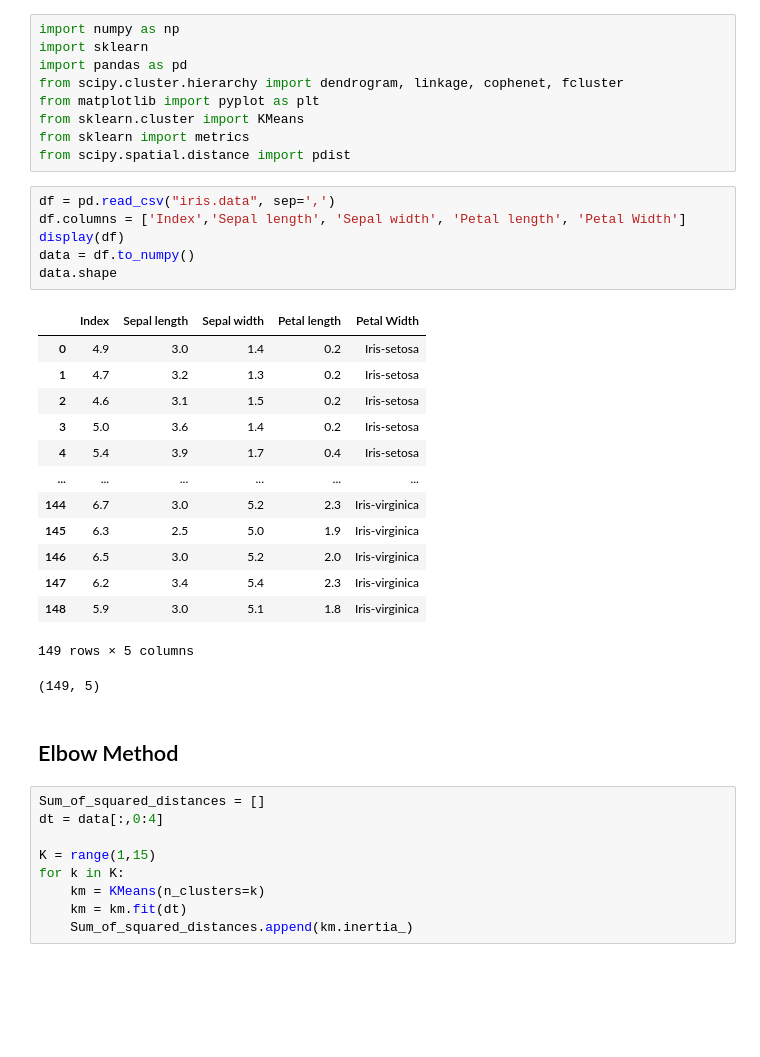
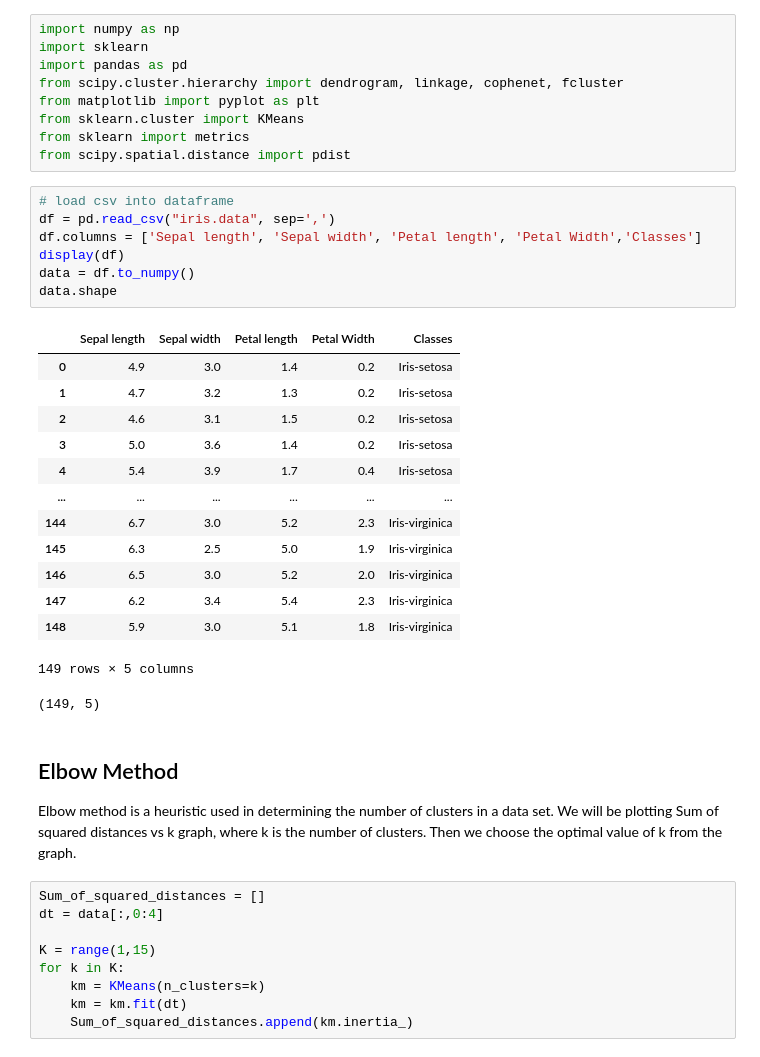
Before and after one commit to ajaybiswas22/Hierarchical-Clustering, a Jupyter notebook: src/hierarchical.ipynb, the cells around one changed output. Saved outputs shown, nothing was run; the diff lists cells and outputs as text; blank space fills up the shorter version.

```diff
--- a/src/hierarchical.ipynb
+++ b/src/hierarchical.ipynb
@@ -10,13 +14,14 @@ from sklearn.cluster import KMeans
 from sklearn import metrics
 from scipy.spatial.distance import pdist
 # %%
+# load csv into dataframe
 df = pd.read_csv("iris.data", sep=',')
-df.columns = ['Index','Sepal length', 'Sepal width', 'Petal length', 'Petal Width']
+df.columns = ['Sepal length', 'Sepal width', 'Petal length', 'Petal Width','Classes']
 display(df)
 data = df.to_numpy()
 data.shape
 # %% [output]
-|  | Index | Sepal length | Sepal width | Petal length | Petal Width |
+|  | Sepal length | Sepal width | Petal length | Petal Width | Classes |
 | 0 | 4.9 | 3.0 | 1.4 | 0.2 | Iris-setosa |
 | 1 | 4.7 | 3.2 | 1.3 | 0.2 | Iris-setosa |
 | 2 | 4.6 | 3.1 | 1.5 | 0.2 | Iris-setosa |
@@ -30,8 +35,10 @@ data.shape
 | 148 | 5.9 | 3.0 | 5.1 | 1.8 | Iris-virginica |
 149 rows × 5 columns
 (149, 5)
-# %% [markdown]
-## Elbow Method
+# %% [markdown]
+## Elbow Method
+
+Elbow method is a heuristic used in determining the number of clusters in a data set. We will be plotting Sum of squared distances vs k graph, where k is the number of clusters. Then we choose the optimal value of k from the graph.
 # %%
 Sum_of_squared_distances = []
 dt = data[:,0:4]
```
Also changed, not shown: parts of 16 cells of this notebook.
